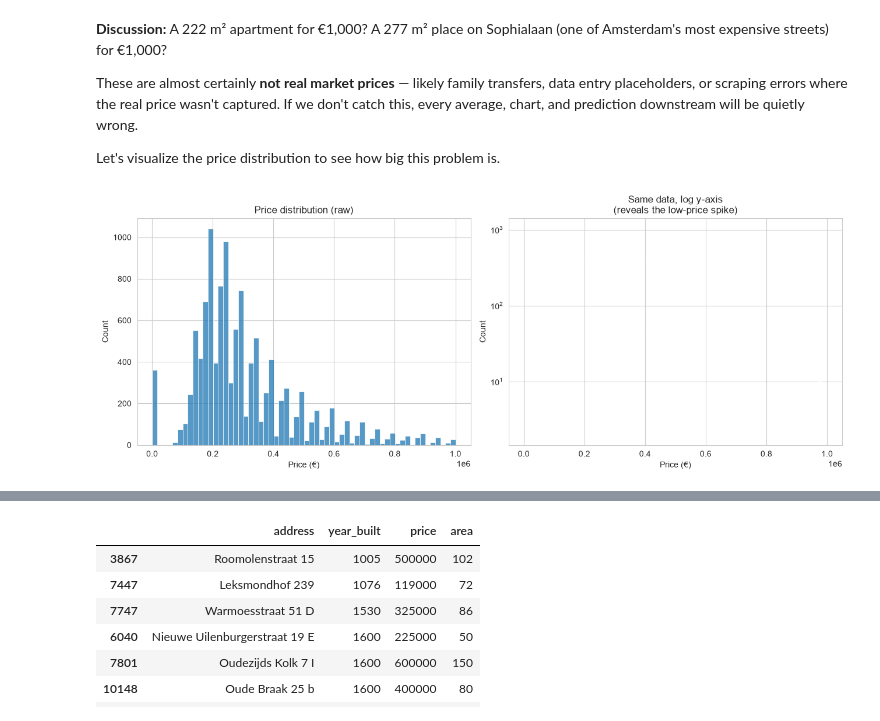
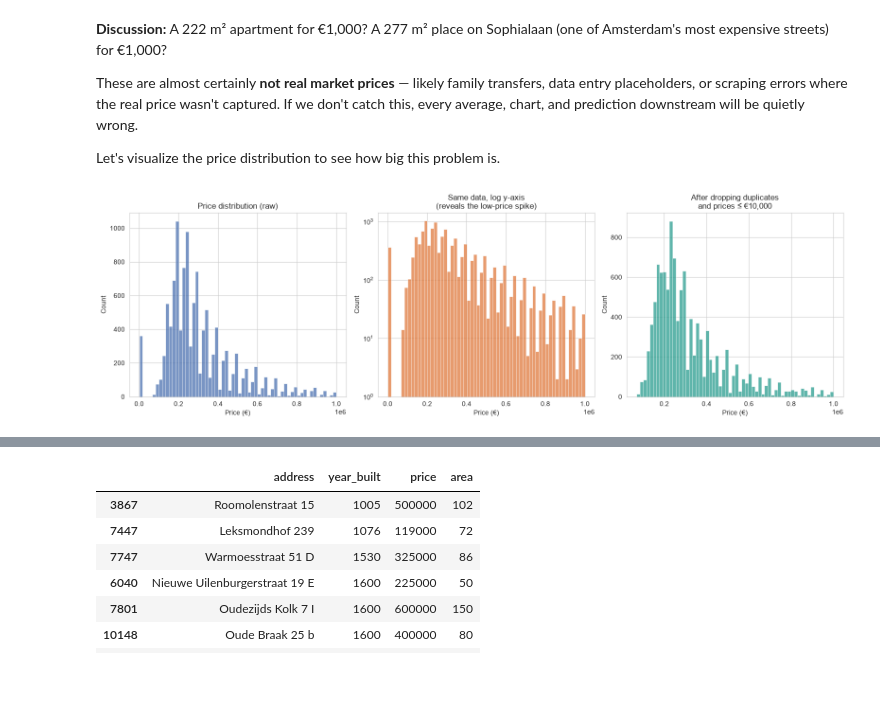
Before and after one commit to cleverfranke/messy-by-default-workshop, a Jupyter notebook: Messy_by_Default_Workshop.ipynb, the cells around one changed output, grey strips where cells are left out. Saved outputs shown, nothing was run; the diff lists cells and outputs as text; code cells hidden in the pictures; blank space fills up the shorter version.

Commit message:
Enhance 'Messy by Default' workshop notebook with updated content, improved clarity, and additional visuals to better illustrate data science roles and processes.

```diff
--- a/Messy_by_Default_Workshop.ipynb
+++ b/Messy_by_Default_Workshop.ipynb
@@ -98,3 +113,10 @@ Rows: 11,443  |  Columns: 12
 | 2 | 2 | Zeeburgerdijk 349 | 116 | 2 | 1095 AD | 9-6-2016 | 325000 | apartment | 3 | ... |
 | 3 | 3 | Brederodestraat 124 -1 | 58 | 2 | 1054 VH | 14-5-2016 | 315000 | apartment | 3 | ... |
 | 4 | 4 | Admiraal De Ruijterweg 409 III | 63 | 1 | 1055 MD | 14-6-2016 | 200000 | apartment | 3 | ... |
+# %%
+# Get the actual unique values for each column
+print("\n---  Unique Values ---")
+df["posting_year"]= pd.to_datetime(df["posting_date"], format="%d-%m-%Y").dt.year
+
+for col in ["property_type", "bedrooms", "rooms", "posting_year"]:
+    print(f"{col}: {np.sort(df[col].unique())}\n")
@@ -202,18 +316,29 @@ These are almost certainly **not real market prices** — likely family transfer
 
 Let's visualize the price distribution to see how big this problem is.
 # %%
+# Keep the raw data in `df`. Work on a copy so you can compare both.
+df_clean = df.drop_duplicates(subset=["address", "price", "area"]).copy()
+df_clean = df_clean[df_clean["price"] > 10_000]
 
-fig, axes = plt.subplots(1, 2, figsize=(13, 5))
+fig, axes = plt.subplots(1, 3, figsize=(16, 5))
 
-sns.histplot(df["price"], bins=60, ax=axes[0])
+sns.histplot(df["price"], bins=60, ax=axes[0], color="#4C72B0")
 axes[0].set_title("Price distribution (raw)")
 axes[0].set_xlabel("Price (€)")
 
-sns.histplot(df["price"], bins=60, ax=axes[1], log_scale=(False, True))
+# log_scale=(False, True) draws bars from y=0, which a log axis cannot show.
+# Plot first, then set a log y-axis that starts at 1.
+sns.histplot(df["price"], bins=60, ax=axes[1], color="#E07A3D")
+axes[1].set_yscale("log")
+axes[1].set_ylim(bottom=1)
 axes[1].set_title("Same data, log y-axis\n(reveals the low-price spike)")
 axes[1].set_xlabel("Price (€)")
 
+sns.histplot(df_clean["price"], bins=60, ax=axes[2], color="#2A9D8F")
+axes[2].set_title("After dropping duplicates\nand prices ≤ €10,000")
+axes[2].set_xlabel("Price (€)")
+
 plt.tight_layout()
 plt.show()
 # %% [output]
-[figure, old version]
+[figure, new version]
```
Also changed, not shown: parts of 42 cells of this notebook, 3 other files.
